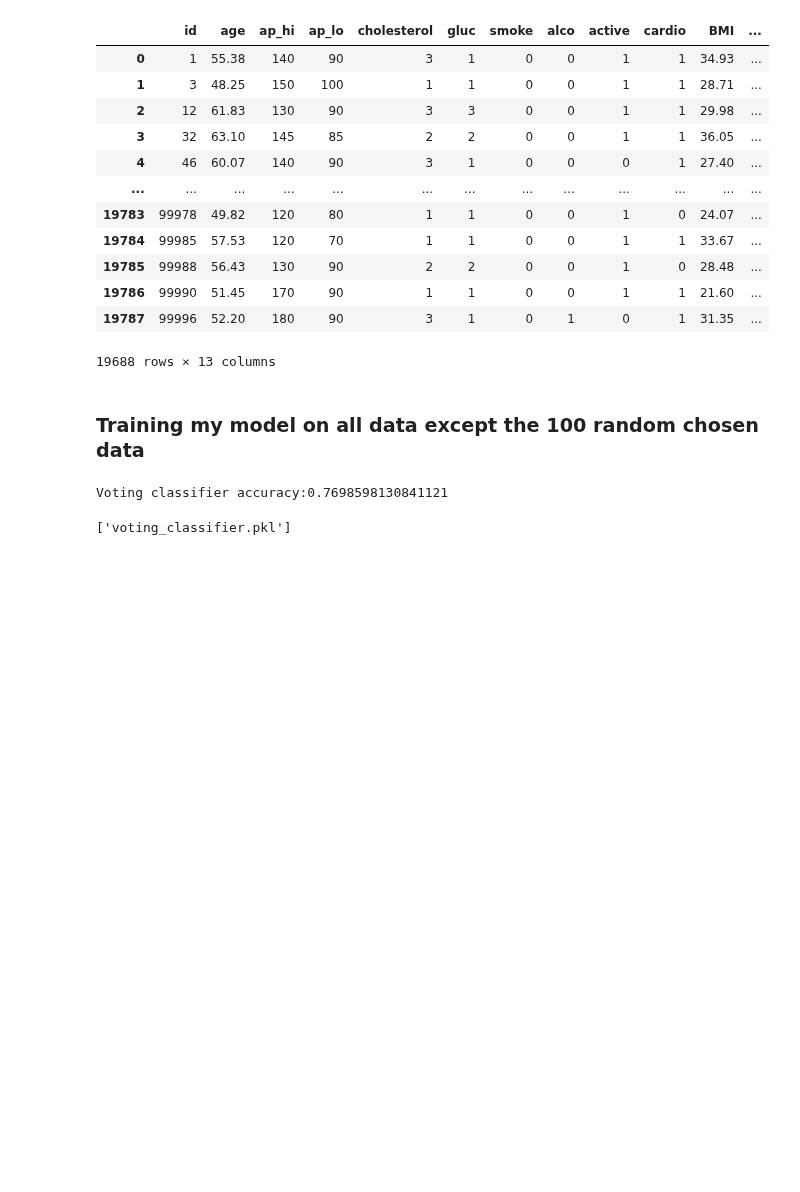
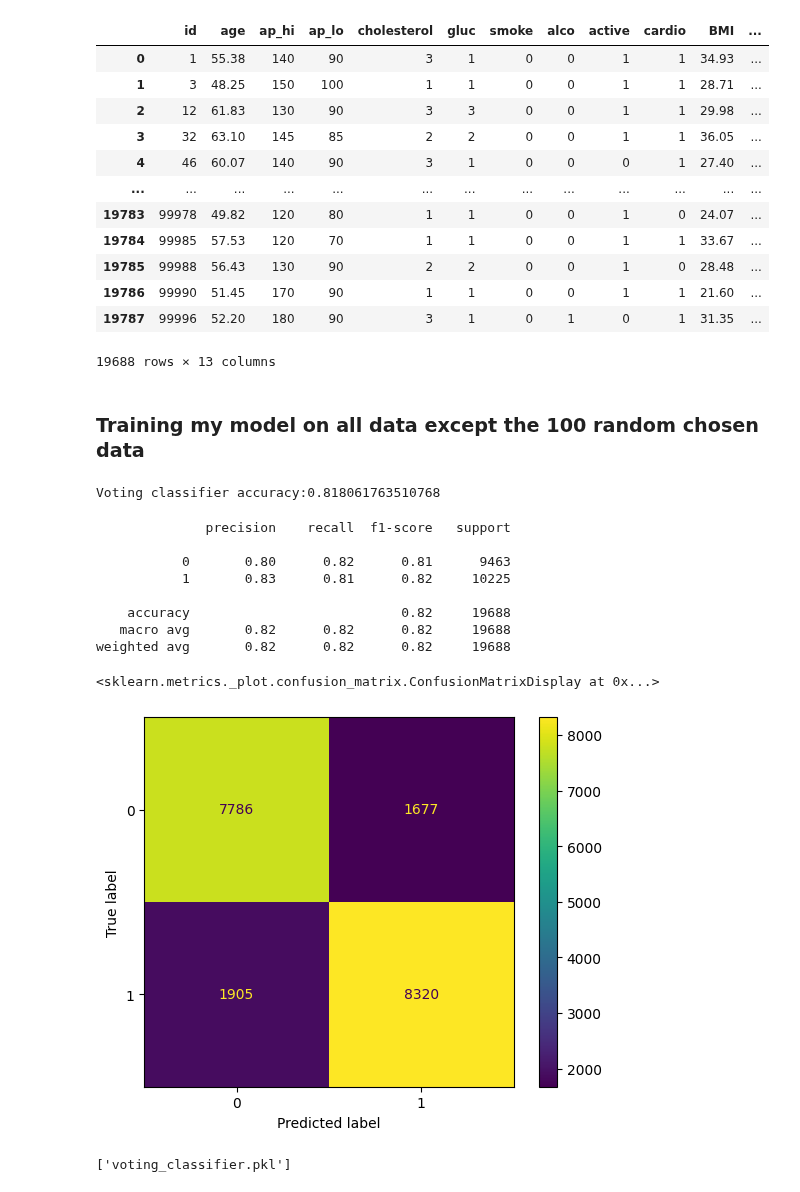
Before and after one commit to SCGlass/Machine-learning, a Jupyter notebook: Labb/Q2-Pt3_Ensemble_evaluation.ipynb, the cells around one changed output. Saved outputs shown, nothing was run; the diff lists cells and outputs as text; code cells hidden in the pictures; blank space fills up the shorter version.

```diff
--- a/Labb/Q2-Pt3_Ensemble_evaluation.ipynb
+++ b/Labb/Q2-Pt3_Ensemble_evaluation.ipynb
@@ -170,15 +170,32 @@ model_1 = RandomForestClassifier(criterion= "entropy", max_features="log2", n_es
 model_2 = LogisticRegression(C= 0.026366508987303583, penalty="l1",solver="saga")
 model_3 = BernoulliNB(alpha=10, binarize=0.0, fit_prior=True)
 
-voting_clf = VotingClassifier(estimators=[("rf", model_1),("lr", model_2), ("bn", model_3)])
+voting_clf = VotingClassifier(estimators=[("rf", model_1),("lr", model_2), ("bn", model_3)], voting="soft")
 
 pipe_clf = Pipeline([("scaler", standard_scaler), ("clf",voting_clf)])
 
-pipe_clf.fit(X_train,y)
+pipe_clf.fit(X,y)
 
-print(f"Voting classifier accuracy:{voting_clf.score(X_train, y)}")
+y_pred = pipe_clf.predict(X)
+
+print(f"Voting classifier accuracy:{pipe_clf.score(X, y)}")
 # %% [output]
-Voting classifier accuracy:0.7698598130841121
+Voting classifier accuracy:0.818061763510768
+# %%
+print(classification_report(y, y_pred))
+cm = confusion_matrix(y, y_pred)
+ConfusionMatrixDisplay(cm).plot()
+# %% [output]
+              precision    recall  f1-score   support
+
+           0       0.80      0.82      0.81      9463
+           1       0.83      0.81      0.82     10225
+
+    accuracy                           0.82     19688
+   macro avg       0.82      0.82      0.82     19688
+weighted avg       0.82      0.82      0.82     19688
+<sklearn.metrics._plot.confusion_matrix.ConfusionMatrixDisplay at 0x...>
+[figure, added]
 # %%
 import joblib
 
```
Also changed, not shown: parts of 1 cell of this notebook, 1 other file.
